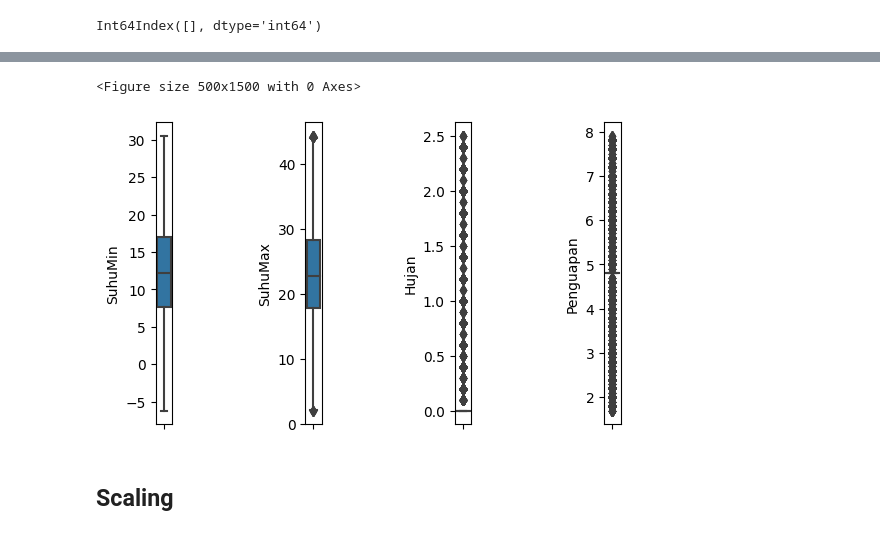
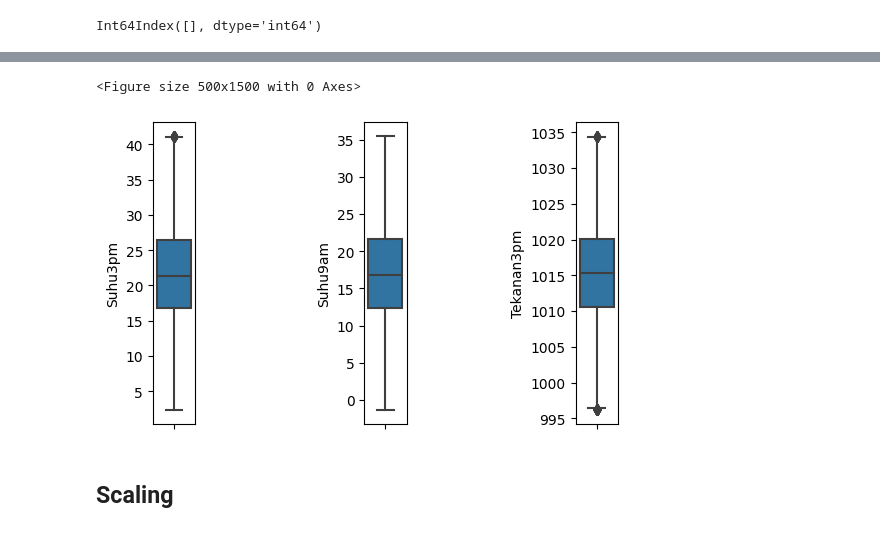
Before and after one commit to ridhwanashir/ML-Clustering1, a Jupyter notebook: Pra_Process_Dataset_Salju.ipynb, the cells around one changed output, grey strips where cells are left out. Drawn from its saved outputs; the diff is of its cells as text; code cells hidden in the pictures.

```diff
--- a/Pra_Process_Dataset_Salju.ipynb
+++ b/Pra_Process_Dataset_Salju.ipynb
@@ -77,8 +106,11 @@ Merupakan hubungan antar atribut, yang memiliki korelasi yang tinggi adalah atri
 # %%
 #memilih kolom yang akan digunakan / feature selection
 
-selected_col = ['SuhuMin','SuhuMax','Hujan','Penguapan']
+# selected_col = ['SuhuMin','SuhuMax','Hujan','Penguapan']
+
+selected_col = corr_features
+selected_col_len = len(set(corr_features))
 data_baru = data[selected_col]
 data_baru.to_csv('Salju_baru.csv')
-data_baru
+data_baru.head()
 # %% [output]
@@ -139,6 +158,6 @@ dtype: int64
 # %%
 #remove data null
 
-data_baru = data.dropna(how='any',subset=['Penguapan','Hujan','SuhuMin','SuhuMax'])
+data_baru = data.dropna(how='any',subset=selected_col)
 data_baru.isnull().sum()
 # %% [output]
@@ -269,0 +265,14 @@ dtype: float64
+# %%
+data_baru2=data_baru
+
+lowerbound,upperbound = outlier_treatment(data_baru['Suhu3pm'])
+data_baru2.loc[(data_baru2['Suhu3pm'] < lowerbound) | (data_baru2['Suhu3pm'] > upperbound),'Suhu3pm']=np.NaN
+
+lowerbound,upperbound = outlier_treatment(data_baru['Suhu9am'])
+data_baru2.loc[(data_baru2['Suhu9am'] < lowerbound) | (data_baru2['Suhu9am'] > upperbound),'Suhu9am']=np.NaN
+
+lowerbound,upperbound = outlier_treatment(data_baru['Tekanan3pm'])
+data_baru2.loc[(data_baru2['Tekanan3pm'] < lowerbound) | (data_baru2['Tekanan3pm'] > upperbound),'Tekanan3pm']=np.NaN
+# %%
+data_baru2 = data_baru2.dropna()
+data_baru2.isnull().sum()
@@ -291,16 +301,19 @@ Int64Index([   695,   8345,   9795,  10293,  17792,  26963,  27413,  28241,
 # %%
 mpl.rcParams['figure.dpi'] = 100
 plt.figure(figsize=(5,15))
-f, axes = plt.subplots(1, 4)
-sns.boxplot(y=data["SuhuMin"], ax=axes[0])
-sns.boxplot(y=data["SuhuMax"], ax=axes[1])
-sns.boxplot(y=data["Hujan"], ax=axes[2])
-sns.boxplot(y=data["Penguapan"], ax=axes[3])
+f, axes = plt.subplots(1, selected_col_len)
+sns.boxplot(y=data_baru2["Suhu3pm"], ax=axes[0])
+sns.boxplot(y=data_baru2["Suhu9am"], ax=axes[1])
+sns.boxplot(y=data_baru2["Tekanan3pm"], ax=axes[2])
 
-plt.subplots_adjust(wspace=8)
+
+# for i in range (selected_col_len):
+#   sns.boxplot(y=data[selected_col[i]], ax=axes[i])
+
+plt.subplots_adjust(wspace=4)
 # %% [output]
 <Figure size 500x1500 with 0 Axes>
-[figure, old version]
+[figure, new version]
 # %% [markdown]
 ## Scaling
 # %% [markdown]
```
Also changed, not shown: parts of 36 cells of this notebook.
